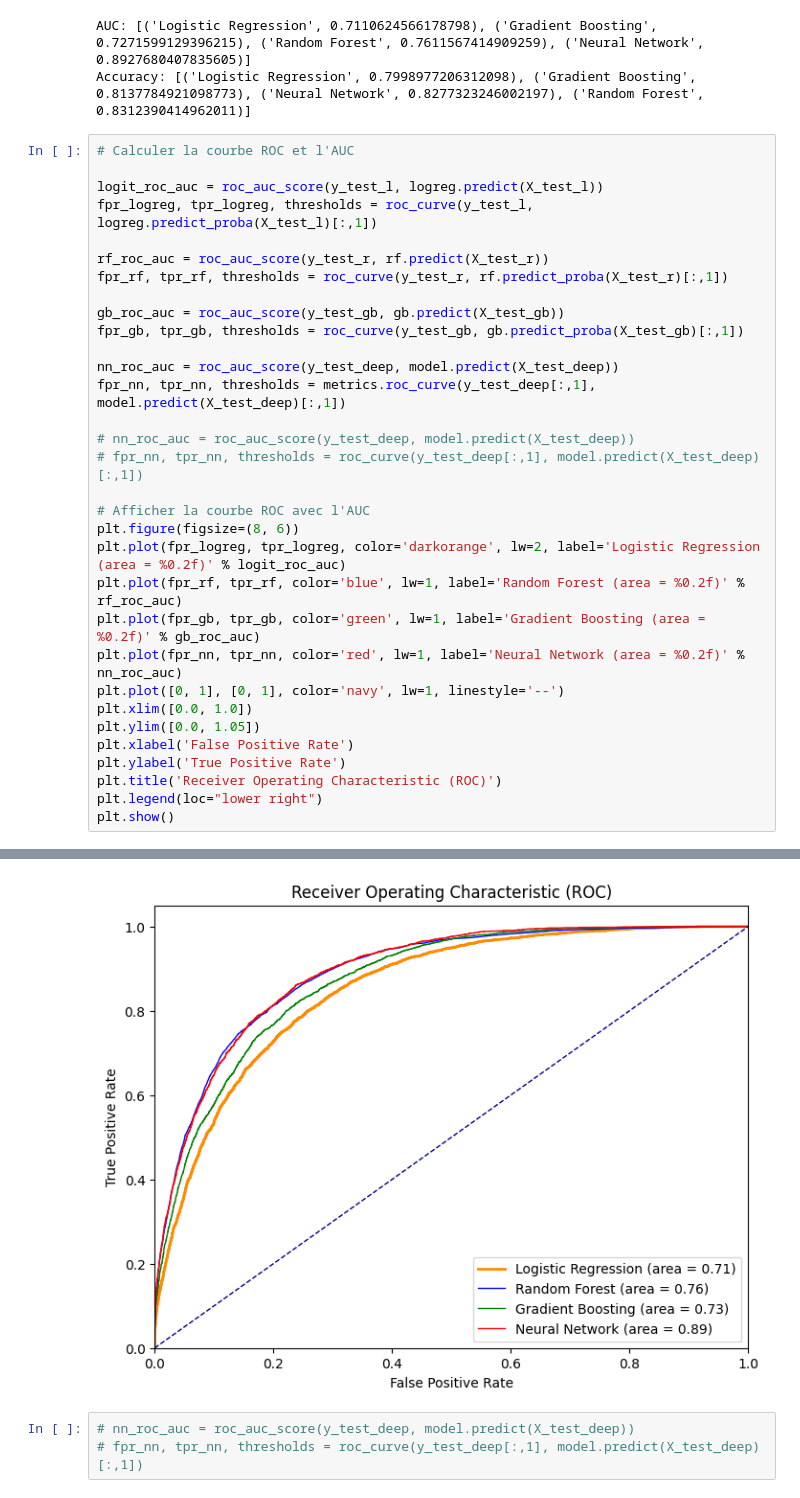
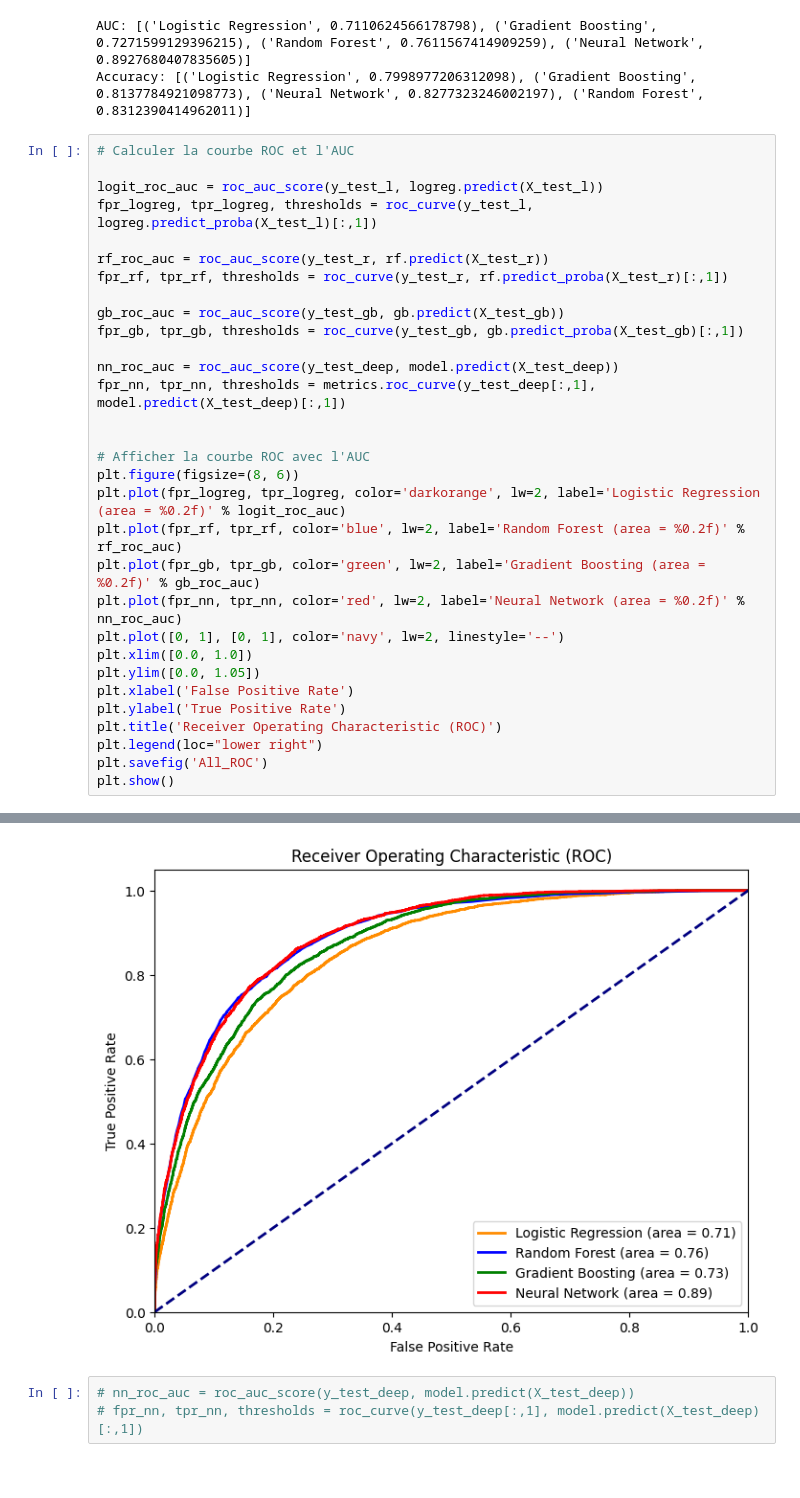
Before and after one commit to Augustin0412/projet_poster_M2, a Jupyter notebook: Python/Analyse1.ipynb, the cells around one changed output, grey strips where cells are left out. Drawn from its saved outputs; the diff is of its cells as text.

```diff
--- a/Python/Analyse1.ipynb
+++ b/Python/Analyse1.ipynb
@@ -478,21 +478,20 @@ fpr_gb, tpr_gb, thresholds = roc_curve(y_test_gb, gb.predict_proba(X_test_gb)[:,
 nn_roc_auc = roc_auc_score(y_test_deep, model.predict(X_test_deep))
 fpr_nn, tpr_nn, thresholds = metrics.roc_curve(y_test_deep[:,1],  model.predict(X_test_deep)[:,1])
 
-# nn_roc_auc = roc_auc_score(y_test_deep, model.predict(X_test_deep))
-# fpr_nn, tpr_nn, thresholds = roc_curve(y_test_deep[:,1], model.predict(X_test_deep)[:,1])
 
 # Afficher la courbe ROC avec l'AUC
 plt.figure(figsize=(8, 6))
 plt.plot(fpr_logreg, tpr_logreg, color='darkorange', lw=2, label='Logistic Regression (area = %0.2f)' % logit_roc_auc)
-plt.plot(fpr_rf, tpr_rf, color='blue', lw=1, label='Random Forest (area = %0.2f)' % rf_roc_auc)
-plt.plot(fpr_gb, tpr_gb, color='green', lw=1, label='Gradient Boosting (area = %0.2f)' % gb_roc_auc)
-plt.plot(fpr_nn, tpr_nn, color='red', lw=1, label='Neural Network (area = %0.2f)' % nn_roc_auc)
-plt.plot([0, 1], [0, 1], color='navy', lw=1, linestyle='--')
+plt.plot(fpr_rf, tpr_rf, color='blue', lw=2, label='Random Forest (area = %0.2f)' % rf_roc_auc)
+plt.plot(fpr_gb, tpr_gb, color='green', lw=2, label='Gradient Boosting (area = %0.2f)' % gb_roc_auc)
+plt.plot(fpr_nn, tpr_nn, color='red', lw=2, label='Neural Network (area = %0.2f)' % nn_roc_auc)
+plt.plot([0, 1], [0, 1], color='navy', lw=2, linestyle='--')
 plt.xlim([0.0, 1.0])
 plt.ylim([0.0, 1.05])
 plt.xlabel('False Positive Rate')
 plt.ylabel('True Positive Rate')
 plt.title('Receiver Operating Characteristic (ROC)')
 plt.legend(loc="lower right")
+plt.savefig('All_ROC')
 plt.show()
 # %% [output]
@@ -501,4 +500,4 @@ plt.show()
-[figure, old version]
+[figure, new version]
 # %%
 # nn_roc_auc = roc_auc_score(y_test_deep, model.predict(X_test_deep))
 # fpr_nn, tpr_nn, thresholds = roc_curve(y_test_deep[:,1], model.predict(X_test_deep)[:,1])
```
Also changed, not shown: parts of 1 cell of this notebook, 1 other file.
